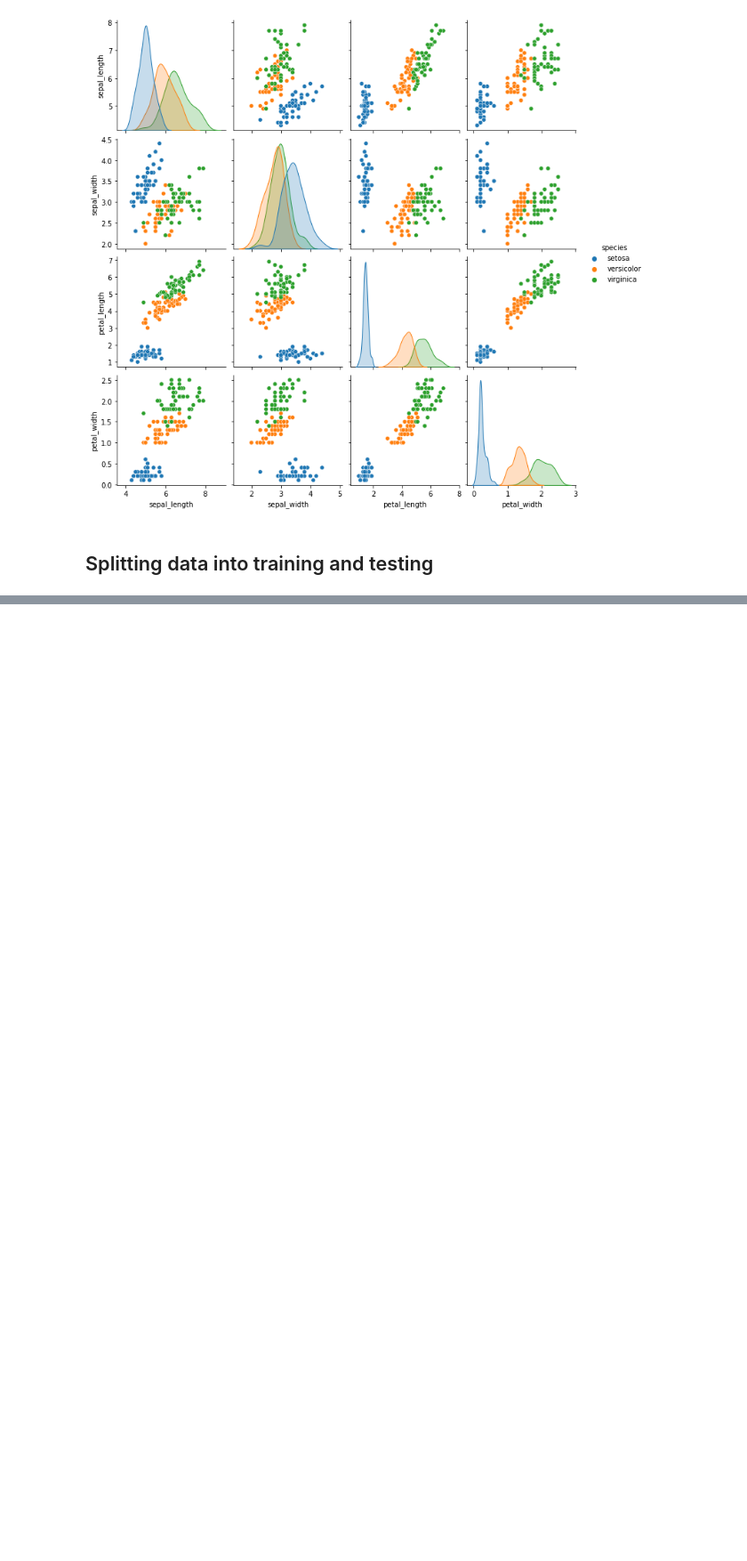
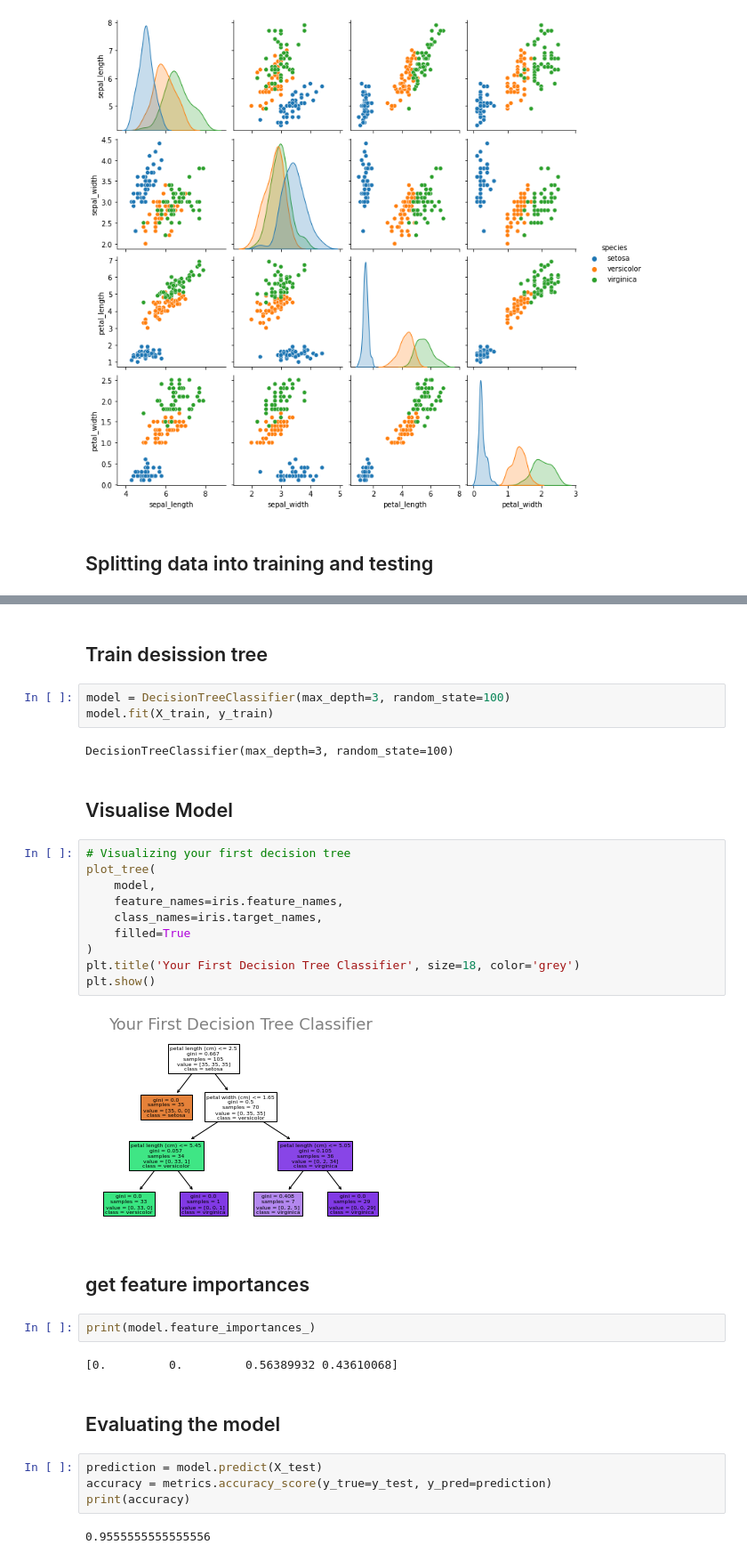
Before and after one commit to janvandenschilden/practiceML, a Jupyter notebook: 2022-02-09_introduction-scikit-learn/2022-02-09_python-introduction-scikit-learn.ipynb, the cells around one changed output, grey strips where cells are left out. Shown at 89% size. Drawn from its saved outputs; the diff is of its cells as text; blank space fills up the shorter version.

```diff
--- a/2022-02-09_introduction-scikit-learn/2022-02-09_python-introduction-scikit-learn.ipynb
+++ b/2022-02-09_introduction-scikit-learn/2022-02-09_python-introduction-scikit-learn.ipynb
@@ -85,0 +98,35 @@ X_train, X_test, y_train, y_test = train_test_split(X, y, test_size=0.3, stratif
+# %% [markdown]
+## Train desission tree
+# %%
+model = DecisionTreeClassifier(max_depth=3, random_state=100)
+model.fit(X_train, y_train)
+# %% [output]
+DecisionTreeClassifier(max_depth=3, random_state=100)
+# %% [markdown]
+## Visualise Model
+# %%
+# Visualizing your first decision tree
+plot_tree(
+    model,
+    feature_names=iris.feature_names,
+    class_names=iris.target_names,
+    filled=True
+)
+plt.title('Your First Decision Tree Classifier', size=18, color='grey')
+plt.show()
+# %% [output]
+[figure, added]
+# %% [markdown]
+## get feature importances
+# %%
+print(model.feature_importances_)
+# %% [output]
+[0.         0.         0.56389932 0.43610068]
+# %% [markdown]
+## Evaluating the model
+# %%
+prediction = model.predict(X_test)
+accuracy = metrics.accuracy_score(y_true=y_test, y_pred=prediction)
+print(accuracy)
+# %% [output]
+0.9555555555555556
```
Also changed, not shown: parts of 1 cell of this notebook.
